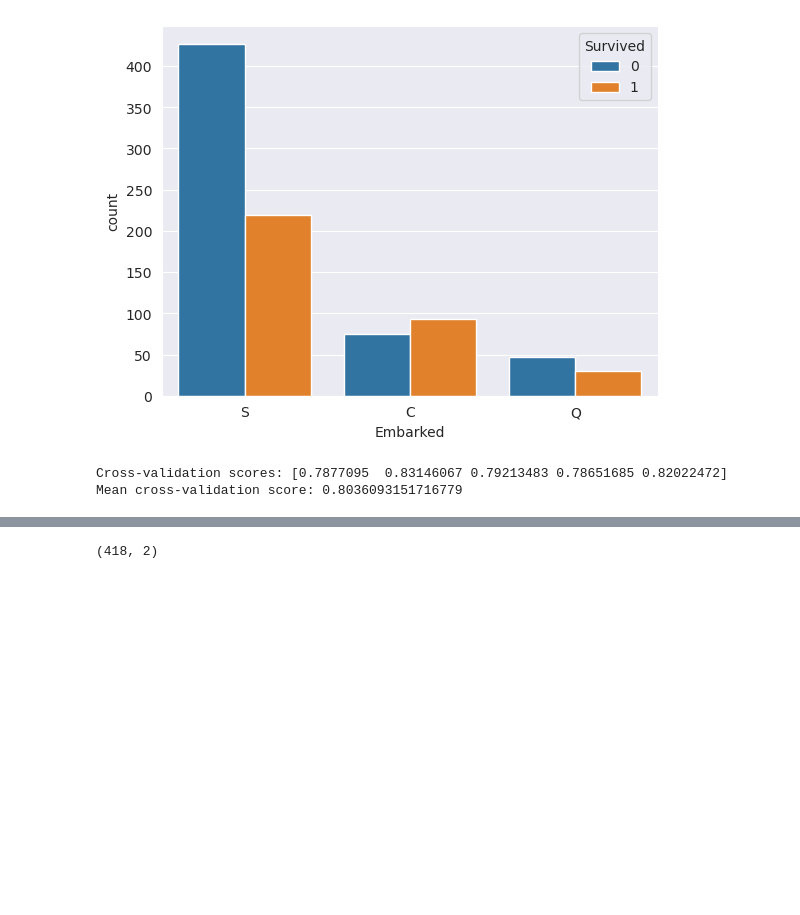
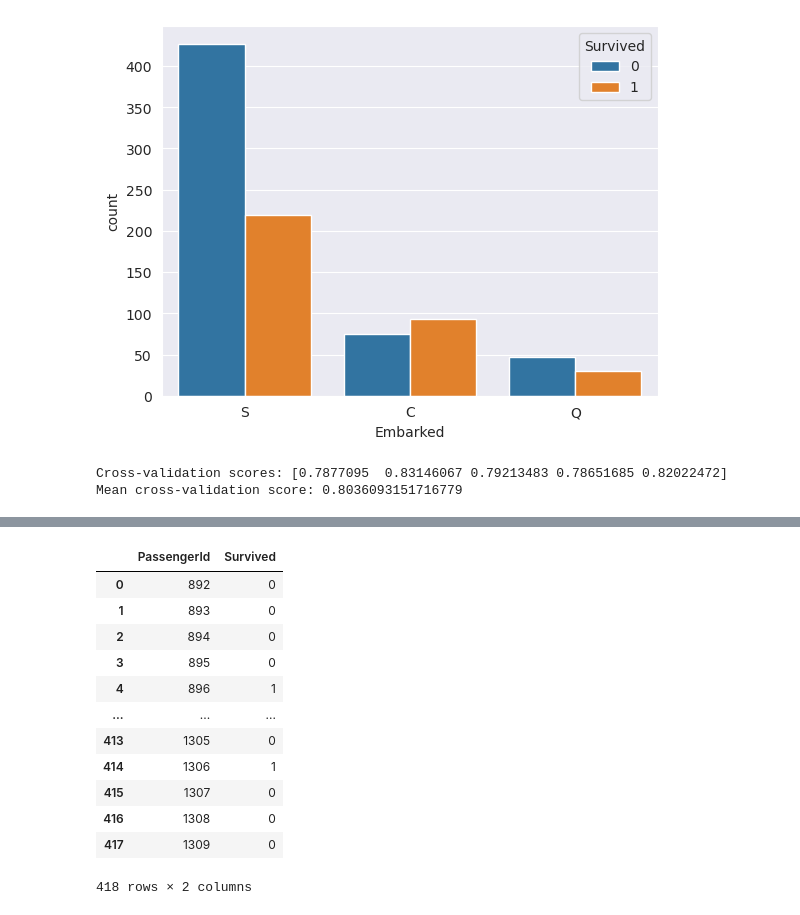
Before and after one commit to jcrj/kaggle, a Jupyter notebook: titanic.ipynb, the cells around one changed output, grey strips where cells are left out. Cells and saved outputs as stored; diff of their text form; code cells hidden in the pictures; blank space fills up the shorter version.

Commit message:
Kaggle Notebook | Titanic| updated with TensorFlow Gradient Boosted Decision Forest

```diff
--- a/titanic.ipynb
+++ b/titanic.ipynb
@@ -306,0 +531,7 @@ y_pred = ensemble.predict(X_test)
+# %%
+test_data = tf.data.Dataset.from_tensor_slices(X_test_tf.numpy())
+test_data = test_data.batch(32).prefetch(tf.data.AUTOTUNE)
+# %%
+tfdf_model = tfdf.keras.GradientBoostedTreesModel(verbose = 0)
+tfdf_model.fit(train_data)
+self_evaluation = tfdf_model.make_inspector().evaluation()
@@ -306,0 +573,21 @@ y_pred = ensemble.predict(X_test)
+# %%
+predictions = None
+num_predictions = 0
+
+for i in range(100):
+    print(f"i:{i}")
+    model = tfdf.keras.GradientBoostedTreesModel(
+        verbose=0,
+        random_seed=i,
+        honest=True,
+    )
+    model.fit(train_data)
+
+    sub_predictions = model.predict(test_data, verbose=0)[:,0]
+    if predictions is None:
+        predictions = sub_predictions
+    else:
+        predictions += sub_predictions
+    num_predictions += 1
+
+predictions/=num_predictions
@@ -307,7 +633,21 @@ y_pred = ensemble.predict(X_test)
+# %%
+predictions_t = np.where(predictions >= 0.5, 1, 0)
 # %%
-test = pd.read_csv('/kaggle/input/titanic/test.csv')
-submission= pd.DataFrame({'PassengerId': test['PassengerId'], 'Survived': y_pred})
-submission.shape
+submission = pd.read_csv('/kaggle/input/titanic/gender_submission.csv')
+submission['Survived'] = predictions_t
+submission
 # %% [output]
+|  | PassengerId | Survived |
+| 0 | 892 | 0 |
+| 1 | 893 | 0 |
+| 2 | 894 | 0 |
+| 3 | 895 | 0 |
+| 4 | 896 | 1 |
+| ... | ... | ... |
+| 413 | 1305 | 0 |
+| 414 | 1306 | 1 |
+| 415 | 1307 | 0 |
+| 416 | 1308 | 0 |
+| 417 | 1309 | 0 |
-(418, 2)
+418 rows × 2 columns
 # %%
```
Also changed, not shown: parts of 29 cells of this notebook.
